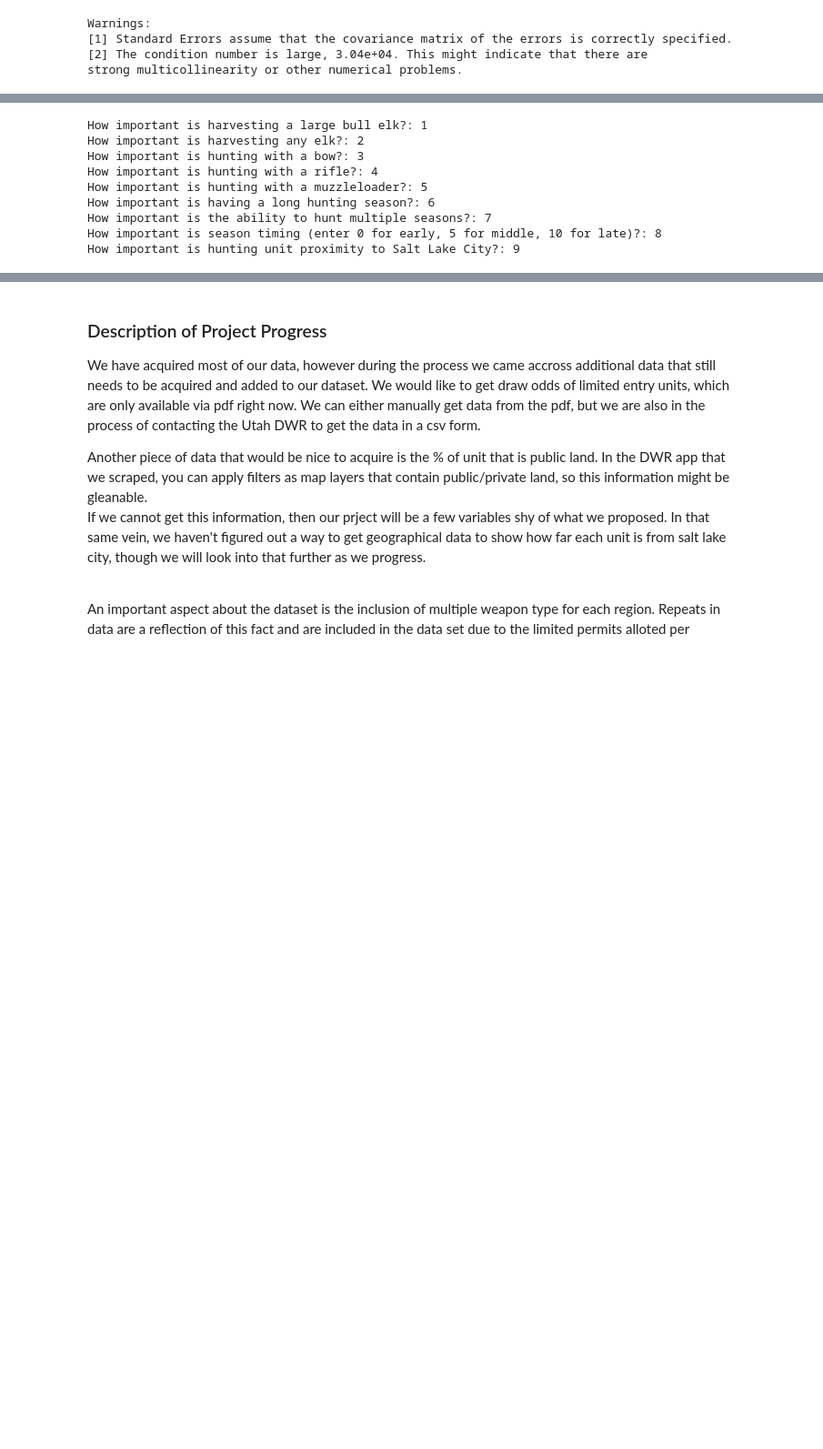
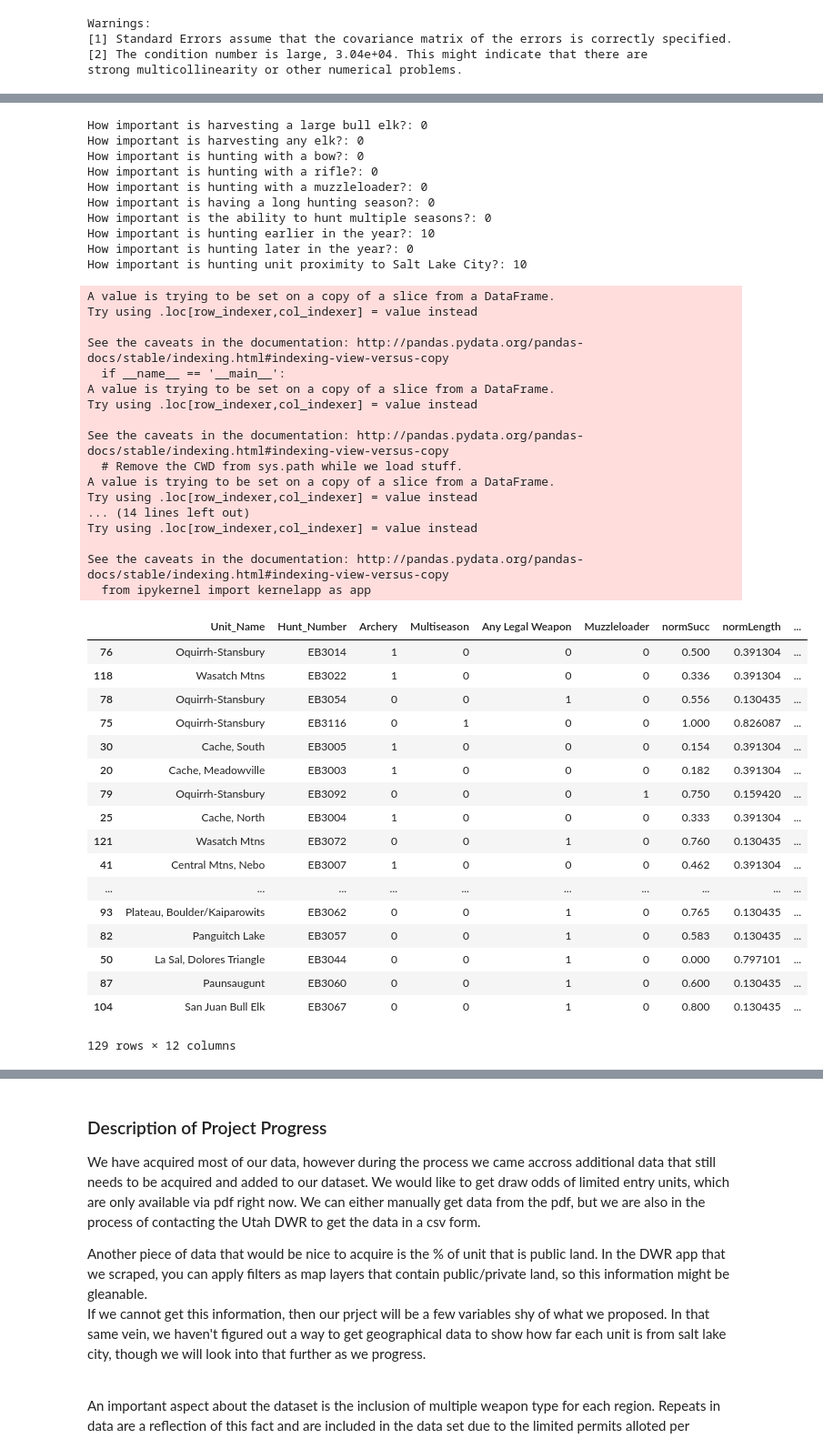
Before and after one commit to nedchanatry/ActaeonProj, a Jupyter notebook: Scrape2.ipynb, the cells around one changed output, grey strips where cells are left out. Shown: that part at 91% size. Drawn from its saved outputs; the diff is of its cells as text; code cells hidden in the pictures; blank space fills up the shorter version.

```diff
--- a/Scrape2.ipynb
+++ b/Scrape2.ipynb
@@ -395,5 +411,6 @@ How important is season timing (enter 0 for early, 5 for middle, 10 for late)?
 ---
 # %%
+# prompts that require user input
 
 trophy = int( input("How important is harvesting a large bull elk?: "))
 freezer = int( input("How important is harvesting any elk?: "))
@@ -402,15 +419,70 @@ rifle = int( input("How important is hunting with a rifle?: "))
 muzzy = int( input("How important is hunting with a muzzleloader?: "))
 length = int( input("How important is having a long hunting season?: "))
 multi = int( input("How important is the ability to hunt multiple seasons?: "))
-time = int( input("How important is season timing (enter 0 for early, 5 for middle, 10 for late)?: "))
+early = int( input("How important is hunting earlier in the year?: "))
+late = int( input("How important is hunting later in the year?: "))
 distance = int( input("How important is hunting unit proximity to Salt Lake City?: "))
 # %% [output]
-How important is harvesting a large bull elk?: 1
-How important is harvesting any elk?: 2
-How important is hunting with a bow?: 3
-How important is hunting with a rifle?: 4
-How important is hunting with a muzzleloader?: 5
-How important is having a long hunting season?: 6
-How important is the ability to hunt multiple seasons?: 7
-How important is season timing (enter 0 for early, 5 for middle, 10 for late)?: 8
-How important is hunting unit proximity to Salt Lake City?: 9
+How important is harvesting a large bull elk?: 0
+How important is harvesting any elk?: 0
+How important is hunting with a bow?: 0
+How important is hunting with a rifle?: 0
+How important is hunting with a muzzleloader?: 0
+How important is having a long hunting season?: 0
+How important is the ability to hunt multiple seasons?: 0
+How important is hunting earlier in the year?: 10
+How important is hunting later in the year?: 0
+How important is hunting unit proximity to Salt Lake City?: 10
+# %%
+# adding weapon type as a numerical categorical variable to the data frame
+dummy = pd.get_dummies(fd['Weapon'])
+weap = pd.concat([fd,dummy],axis=1)
+weap.head()
+
+
+# making a new dataframe that will have the score output based on the user input
+scoreFrame = weap[['Unit_Name','Hunt_Number','Archery','Multiseason','Any Legal Weapon','Muzzleloader']]
+scoreFrame['normSucc'] = fd['Hunter_Success']/ fd['Hunter_Success'].max()
+scoreFrame['normLength'] = fd['Szn_Length']/ fd['Szn_Length'].max()
+scoreFrame['normTime'] = fd['Szn_Timing']/ fd['Szn_Timing'].max()
+scoreFrame['normDist'] = fd['Dist']/ fd['Dist'].max()
+scoreFrame['normAge'] = fd['Current_Age']/ fd['Current_Age'].max()
+
+scoreFrame['unitScore'] = scoreFrame['normSucc']*freezer + (1-scoreFrame['normTime'])*early + scoreFrame['normTime']*late + scoreFrame['normAge']*trophy +scoreFrame['Archery']*arch +scoreFrame['Muzzleloader']*muzzy +scoreFrame['Any Legal Weapon']*rifle +scoreFrame['normLength']*length +scoreFrame['Multiseason']*multi + (1 - scoreFrame['normDist'])*distance
+scoreFrame.sort_values(['unitScore'], ascending=[False])
+# %% [output]
+A value is trying to be set on a copy of a slice from a DataFrame.
+Try using .loc[row_indexer,col_indexer] = value instead
+
+See the caveats in the documentation: http://pandas.pydata.org/pandas-docs/stable/indexing.html#indexing-view-versus-copy
+  if __name__ == '__main__':
+A value is trying to be set on a copy of a slice from a DataFrame.
+Try using .loc[row_indexer,col_indexer] = value instead
+
+See the caveats in the documentation: http://pandas.pydata.org/pandas-docs/stable/indexing.html#indexing-view-versus-copy
+  # Remove the CWD from sys.path while we load stuff.
+A value is trying to be set on a copy of a slice from a DataFrame.
+Try using .loc[row_indexer,col_indexer] = value instead
+... (14 lines left out)
+Try using .loc[row_indexer,col_indexer] = value instead
+
+See the caveats in the documentation: http://pandas.pydata.org/pandas-docs/stable/indexing.html#indexing-view-versus-copy
+  from ipykernel import kernelapp as app
+|  | Unit_Name | Hunt_Number | Archery | Multiseason | Any Legal Weapon | Muzzleloader | normSucc | normLength | ... |
+| 76 | Oquirrh-Stansbury | EB3014 | 1 | 0 | 0 | 0 | 0.500 | 0.391304 | ... |
+| 118 | Wasatch Mtns | EB3022 | 1 | 0 | 0 | 0 | 0.336 | 0.391304 | ... |
+| 78 | Oquirrh-Stansbury | EB3054 | 0 | 0 | 1 | 0 | 0.556 | 0.130435 | ... |
+| 75 | Oquirrh-Stansbury | EB3116 | 0 | 1 | 0 | 0 | 1.000 | 0.826087 | ... |
+| 30 | Cache, South | EB3005 | 1 | 0 | 0 | 0 | 0.154 | 0.391304 | ... |
+| 20 | Cache, Meadowville | EB3003 | 1 | 0 | 0 | 0 | 0.182 | 0.391304 | ... |
+| 79 | Oquirrh-Stansbury | EB3092 | 0 | 0 | 0 | 1 | 0.750 | 0.159420 | ... |
+| 25 | Cache, North | EB3004 | 1 | 0 | 0 | 0 | 0.333 | 0.391304 | ... |
+| 121 | Wasatch Mtns | EB3072 | 0 | 0 | 1 | 0 | 0.760 | 0.130435 | ... |
+| 41 | Central Mtns, Nebo | EB3007 | 1 | 0 | 0 | 0 | 0.462 | 0.391304 | ... |
+| ... | ... | ... | ... | ... | ... | ... | ... | ... | ... |
+| 93 | Plateau, Boulder/Kaiparowits | EB3062 | 0 | 0 | 1 | 0 | 0.765 | 0.130435 | ... |
+| 82 | Panguitch Lake | EB3057 | 0 | 0 | 1 | 0 | 0.583 | 0.130435 | ... |
+| 50 | La Sal, Dolores Triangle | EB3044 | 0 | 0 | 1 | 0 | 0.000 | 0.797101 | ... |
+| 87 | Paunsaugunt | EB3060 | 0 | 0 | 1 | 0 | 0.600 | 0.130435 | ... |
+| 104 | San Juan Bull Elk | EB3067 | 0 | 0 | 1 | 0 | 0.800 | 0.130435 | ... |
+129 rows × 12 columns
```
Also changed, not shown: parts of 9 cells of this notebook.
